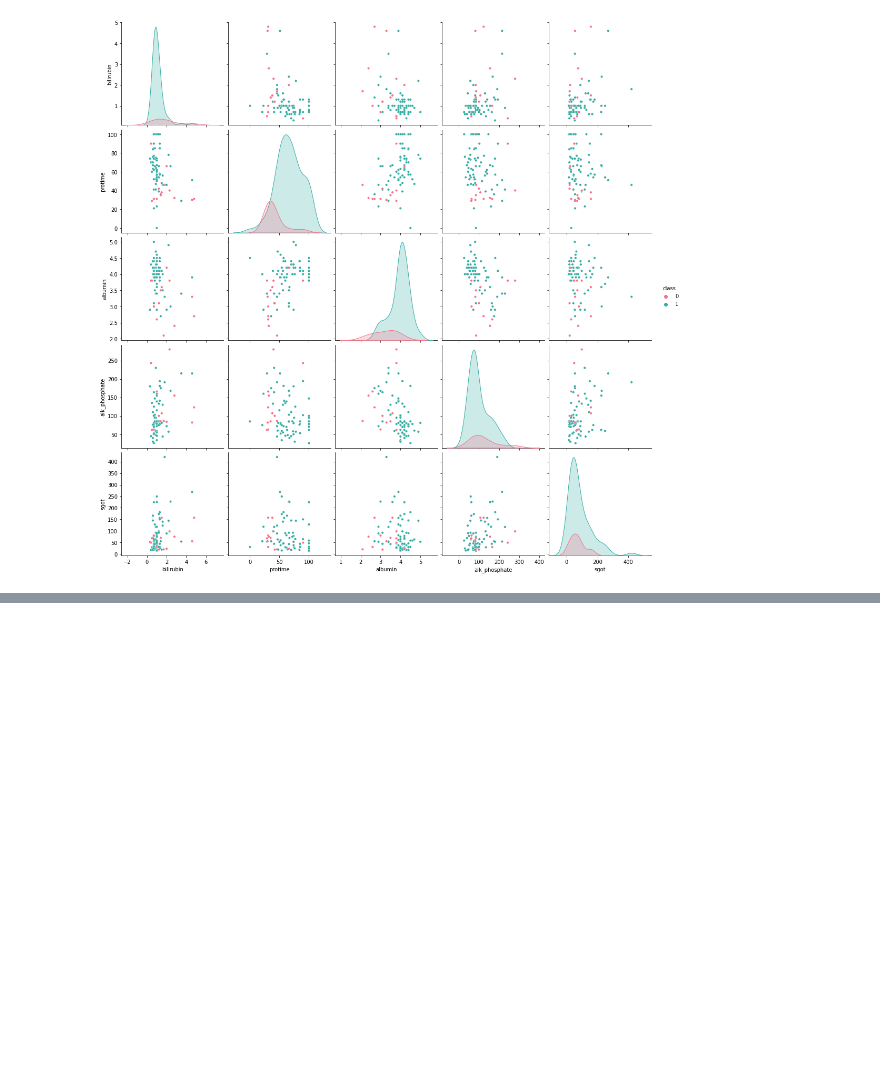
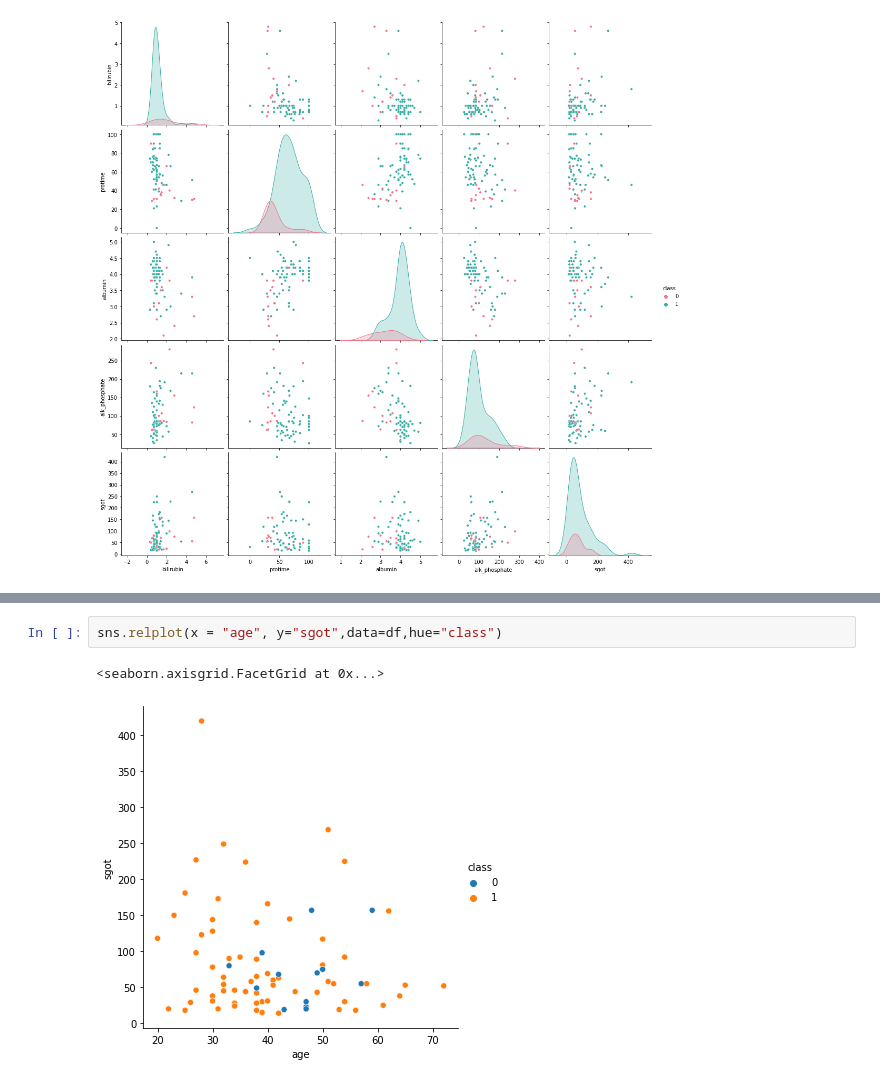
Before and after one commit to adaick/Payoda_Test, a Jupyter notebook: payoda_test.ipynb, the cells around one changed output, grey strips where cells are left out. Saved outputs shown, nothing was run; the diff lists cells and outputs as text; blank space fills up the shorter version.

```diff
--- a/payoda_test.ipynb
+++ b/payoda_test.ipynb
@@ -196,0 +202,5 @@ sns.pairplot(df, x_vars = ['bilirubin', 'protime', 'albumin', 'alk_phosphate', '
+# %%
+sns.relplot(x = "age", y="sgot",data=df,hue="class")
+# %% [output]
+<seaborn.axisgrid.FacetGrid at 0x...>
+[figure, added]
```
Also changed, not shown: parts of 3 cells of this notebook.
